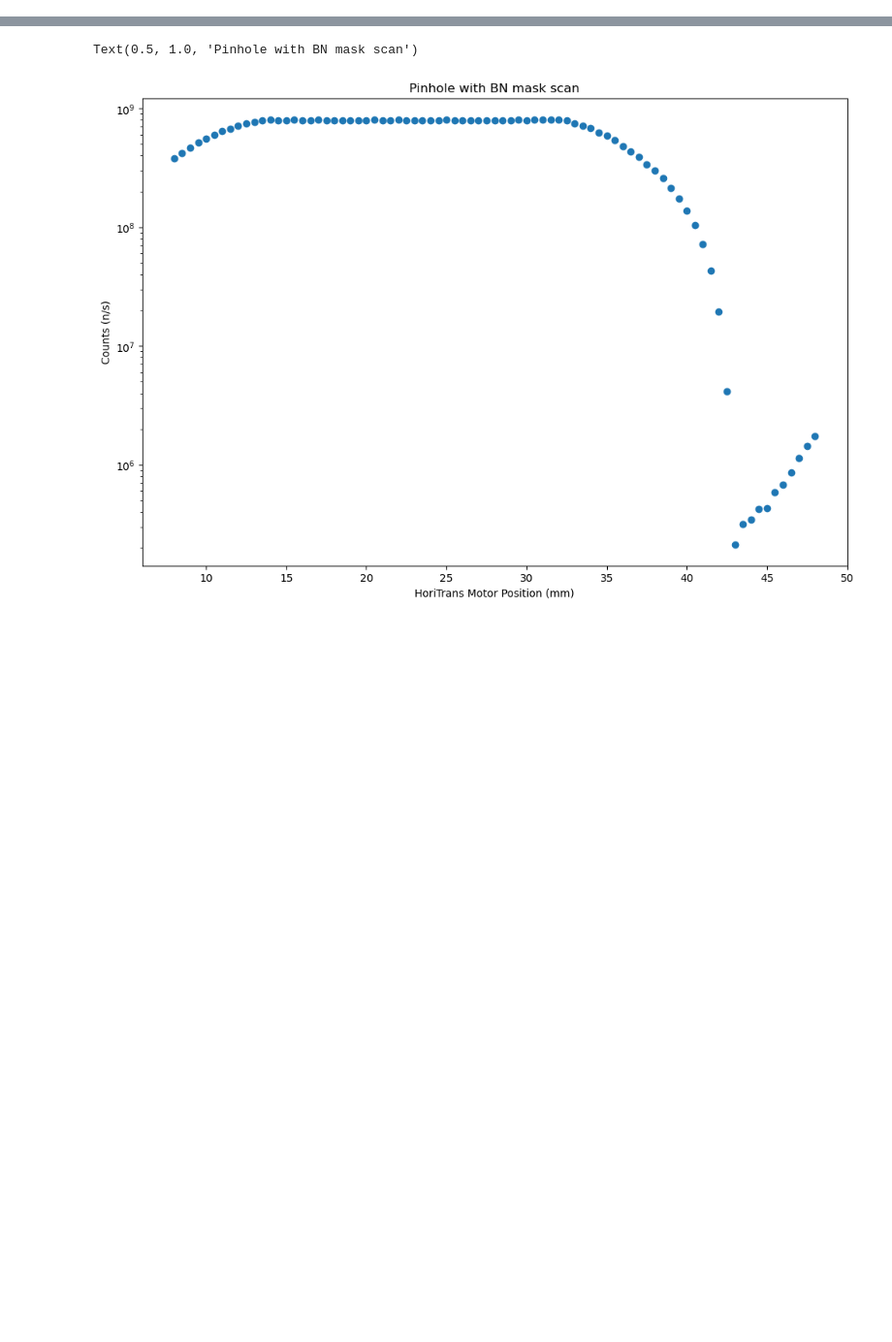
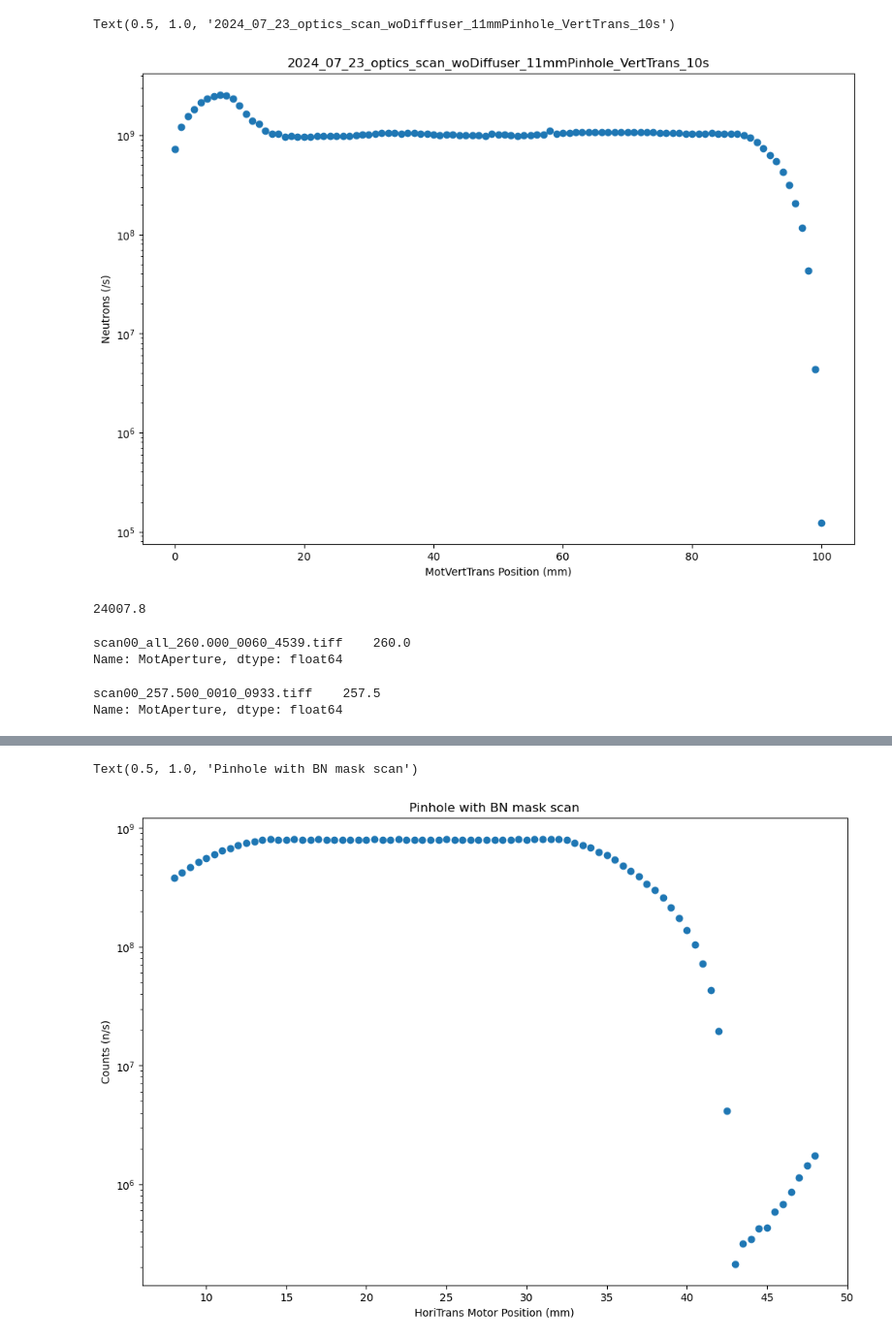
Before and after one commit to zhangy6x/research_stuff, a Jupyter notebook: jupyter_notebooks/norm_recon/sub_metadata_optics.ipynb, the cells around one changed output, grey strips where cells are left out. Shown at 97% size. Saved outputs shown, nothing was run; the diff lists cells and outputs as text; code cells hidden in the pictures; blank space fills up the shorter version.

```diff
--- a/jupyter_notebooks/norm_recon/sub_metadata_optics.ipynb
+++ b/jupyter_notebooks/norm_recon/sub_metadata_optics.ipynb
@@ -106,0 +162,30 @@ Text(0.5, 1.0, 'Pinhole aperture scan (fixed BN mask)')
+# %%
+fig, ax = plt.subplots()             # Create a figure containing a single Axes.
+# ax.scatter(meta_df['MotAperture'], meta_df['BMCounterRate'], )  # Plot some data on the Axes.
+x_label = 'MotVertTrans'
+y_label = 'Neutrons'
+ax.scatter(meta_df[x_label], meta_df[y_label])  # Plot some data on the Axes.
+# ax.scatter(meta_df['MotAperture'], meta_df['Rate'])  # Plot some data on the Axes.
+ax.set_yscale('log')
+# ax.set_xscale('log')
+# plt.show()
+plt.xlabel("{} Position (mm)".format(x_label))
+plt.ylabel("{} (/s)".format(y_label))
+plt.title(sample_name)
+# %% [output]
+Text(0.5, 1.0, '2024_07_23_optics_scan_woDiffuser_11mmPinhole_VertTrans_10s')
+[figure, added]
+# %%
+meta_df.Rate.max()
+# %% [output]
+24007.8
+# %%
+meta_df['MotAperture'][meta_df['Rate']==meta_df.Rate.max()]
+# %% [output]
+scan00_all_260.000_0060_4539.tiff    260.0
+Name: MotAperture, dtype: float64
+# %%
+meta_df['MotAperture'][meta_df['Rate']==24007.8]
+# %% [output]
+scan00_257.500_0010_0933.tiff    257.5
+Name: MotAperture, dtype: float64
```
Also changed, not shown: parts of 11 cells of this notebook, 1 other file.
